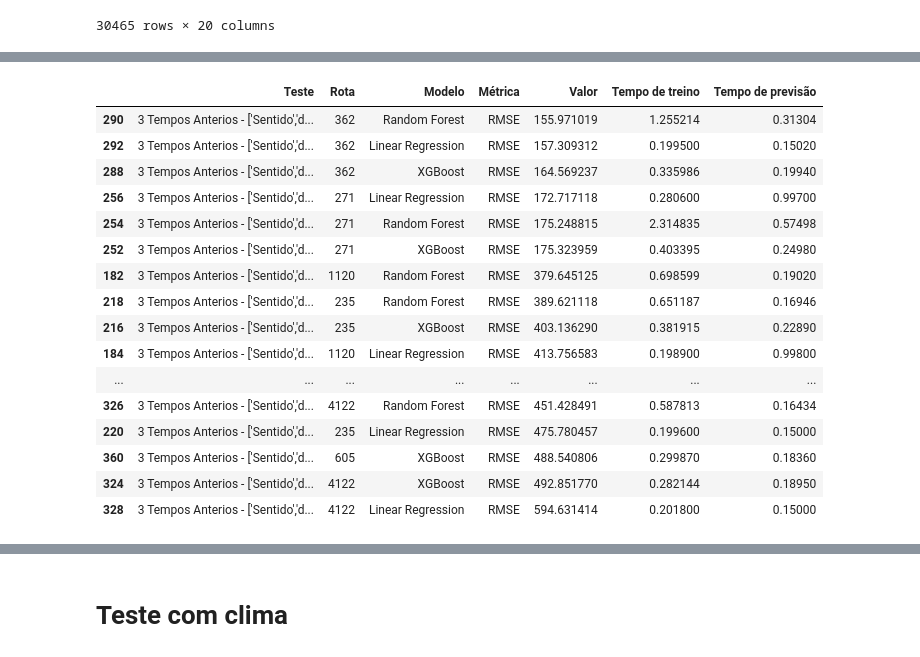
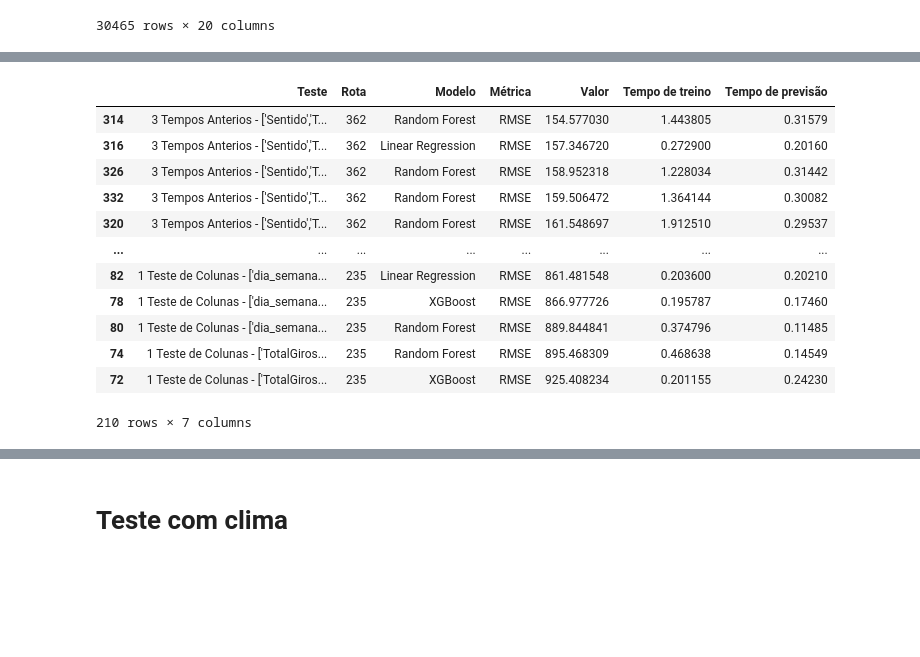
Before and after one commit to LeonardoVillamarin/TCC-Previsor_viagens_onibus, a Jupyter notebook: TCC2/Analise.ipynb, the cells around one changed output, grey strips where cells are left out. Cells and saved outputs as stored; diff of their text form; code cells hidden in the pictures; blank space fills up the shorter version.

```diff
--- a/TCC2/Analise.ipynb
+++ b/TCC2/Analise.ipynb
@@ -1660,22 +1819,18 @@ See the caveats in the documentation: https://pandas.pydata.org/pandas-docs/stab
 ... (60 outputs left out)
 # %%
 a = pd.DataFrame(metrics, columns=['Teste','Rota','Modelo','Métrica','Valor', 'Tempo de treino', 'Tempo de previsão'])
-a.loc[(a['Métrica'] == 'RMSE') & (a['Teste'] == "3 Tempos Anterios - ['Sentido','dia_semana','hora_dia','dia_ano','DuraçãoViagem_1','DuraçãoViagemMean_d-1','DuraçãoViagemMean_d-7']")].sort_values(by='Valor')
+a.loc[(a['Métrica'] == 'RMSE')].sort_values(by='Valor')
 # %% [output]
 |  | Teste | Rota | Modelo | Métrica | Valor | Tempo de treino | Tempo de previsão |
-| 290 | 3 Tempos Anterios - ['Sentido','d... | 362 | Random Forest | RMSE | 155.971019 | 1.255214 | 0.31304 |
-| 292 | 3 Tempos Anterios - ['Sentido','d... | 362 | Linear Regression | RMSE | 157.309312 | 0.199500 | 0.15020 |
-| 288 | 3 Tempos Anterios - ['Sentido','d... | 362 | XGBoost | RMSE | 164.569237 | 0.335986 | 0.19940 |
-| 256 | 3 Tempos Anterios - ['Sentido','d... | 271 | Linear Regression | RMSE | 172.717118 | 0.280600 | 0.99700 |
-| 254 | 3 Tempos Anterios - ['Sentido','d... | 271 | Random Forest | RMSE | 175.248815 | 2.314835 | 0.57498 |
-| 252 | 3 Tempos Anterios - ['Sentido','d... | 271 | XGBoost | RMSE | 175.323959 | 0.403395 | 0.24980 |
-| 182 | 3 Tempos Anterios - ['Sentido','d... | 1120 | Random Forest | RMSE | 379.645125 | 0.698599 | 0.19020 |
-| 218 | 3 Tempos Anterios - ['Sentido','d... | 235 | Random Forest | RMSE | 389.621118 | 0.651187 | 0.16946 |
-| 216 | 3 Tempos Anterios - ['Sentido','d... | 235 | XGBoost | RMSE | 403.136290 | 0.381915 | 0.22890 |
-| 184 | 3 Tempos Anterios - ['Sentido','d... | 1120 | Linear Regression | RMSE | 413.756583 | 0.198900 | 0.99800 |
+| 314 | 3 Tempos Anterios - ['Sentido','T... | 362 | Random Forest | RMSE | 154.577030 | 1.443805 | 0.31579 |
+| 316 | 3 Tempos Anterios - ['Sentido','T... | 362 | Linear Regression | RMSE | 157.346720 | 0.272900 | 0.20160 |
+| 326 | 3 Tempos Anterios - ['Sentido','T... | 362 | Random Forest | RMSE | 158.952318 | 1.228034 | 0.31442 |
+| 332 | 3 Tempos Anterios - ['Sentido','T... | 362 | Random Forest | RMSE | 159.506472 | 1.364144 | 0.30082 |
+| 320 | 3 Tempos Anterios - ['Sentido','T... | 362 | Random Forest | RMSE | 161.548697 | 1.912510 | 0.29537 |
 | ... | ... | ... | ... | ... | ... | ... | ... |
-| 326 | 3 Tempos Anterios - ['Sentido','d... | 4122 | Random Forest | RMSE | 451.428491 | 0.587813 | 0.16434 |
-| 220 | 3 Tempos Anterios - ['Sentido','d... | 235 | Linear Regression | RMSE | 475.780457 | 0.199600 | 0.15000 |
-| 360 | 3 Tempos Anterios - ['Sentido','d... | 605 | XGBoost | RMSE | 488.540806 | 0.299870 | 0.18360 |
-| 324 | 3 Tempos Anterios - ['Sentido','d... | 4122 | XGBoost | RMSE | 492.851770 | 0.282144 | 0.18950 |
-| 328 | 3 Tempos Anterios - ['Sentido','d... | 4122 | Linear Regression | RMSE | 594.631414 | 0.201800 | 0.15000 |
+| 82 | 1 Teste de Colunas - ['dia_semana... | 235 | Linear Regression | RMSE | 861.481548 | 0.203600 | 0.20210 |
+| 78 | 1 Teste de Colunas - ['dia_semana... | 235 | XGBoost | RMSE | 866.977726 | 0.195787 | 0.17460 |
+| 80 | 1 Teste de Colunas - ['dia_semana... | 235 | Random Forest | RMSE | 889.844841 | 0.374796 | 0.11485 |
+| 74 | 1 Teste de Colunas - ['TotalGiros... | 235 | Random Forest | RMSE | 895.468309 | 0.468638 | 0.14549 |
+| 72 | 1 Teste de Colunas - ['TotalGiros... | 235 | XGBoost | RMSE | 925.408234 | 0.201155 | 0.24230 |
+210 rows × 7 columns
```
Also changed, not shown: parts of 30 cells of this notebook, 15 other files.
